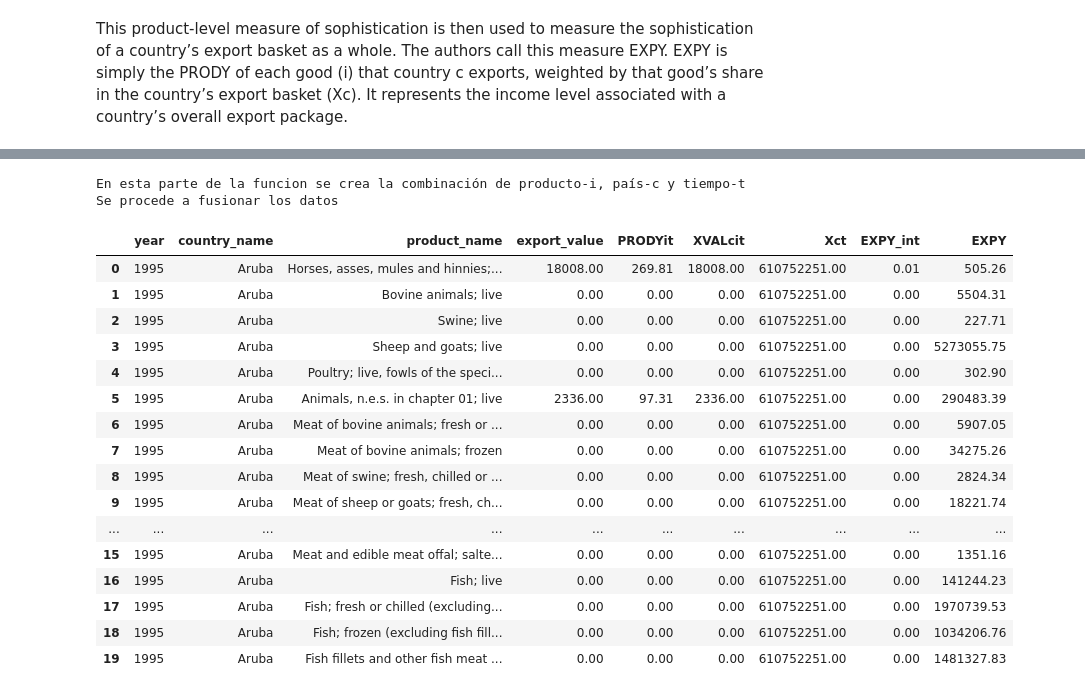
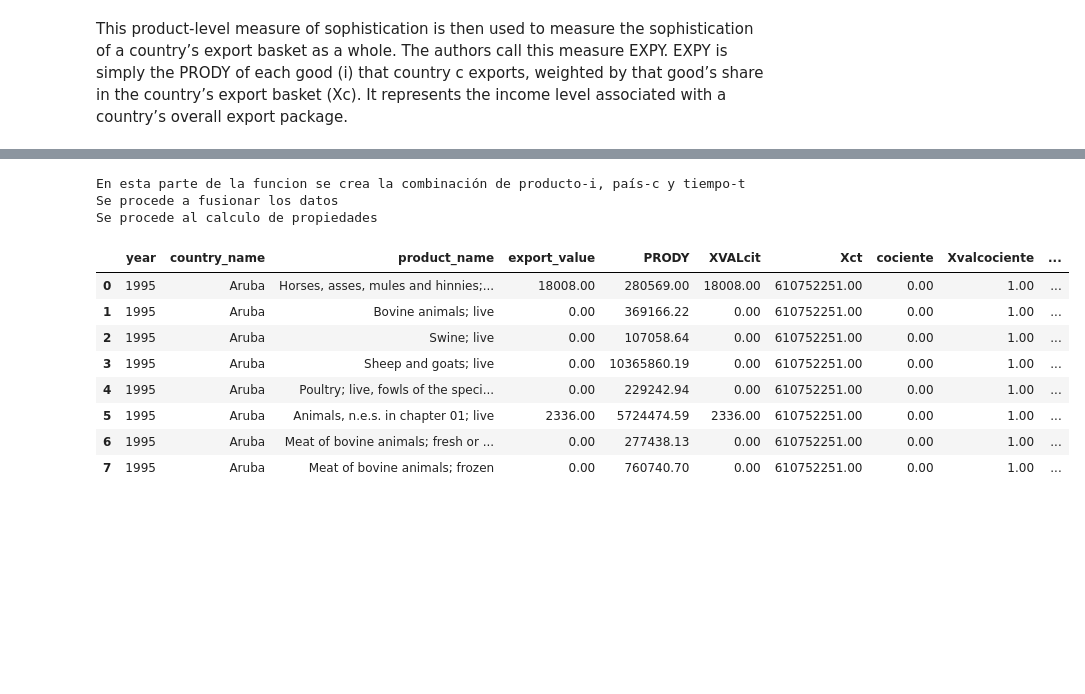
Before and after one commit to descandon88/Ecuador-Growth-data-set, a Jupyter notebook: funciones/expy.ipynb, the cells around one changed output, grey strips where cells are left out. Saved outputs shown, nothing was run; the diff lists cells and outputs as text; code cells hidden in the pictures; blank space fills up the shorter version.

```diff
--- a/funciones/expy.ipynb
+++ b/funciones/expy.ipynb
@@ -476,18 +382,27 @@ def calc_prody(data,pais_col,prod_col,anio_col,export_col):
     df_prody['Xt'] = df_prody.groupby([anio_col])[export_col].transform('sum')
     # df_prody['Yc'] = df_prody.groupby([pais_col, anio_col])[gdp_per_capita_col]
     # df_prody['Yc'] = df_prody[gdp_per_capita_col]
-    df_prody['Yc'] = pd.Series([2000 for x in range(len(df_prody.index))])
+    df_prody['Yct'] = pd.Series([2000 for x in range(len(df_prody.index))])
 
-    # yc_value = data.groupby(anio_col)[]
-    # df_xval = data.groupby(export_col).transform('sum')
+
     df_prody['RCAcpt'] = (df_prody['Xcpt']/df_prody['Xct'])/(df_prody['Xpt']/df_prody['Xt']) #--> ecuación de las RCA
     df_prody.loc[df_prody['RCAcpt'].isnull(),'RCAcpt'] = 0
 
     print('Se hace el calculo de PRODY')
 
-    # df_prody['PRODY'] = ((df_prody['Xcpt']/df_prody['Xct'])/(df_prody['Xpt']/df_prody['Xt']))*df_prody['Yc']
-    df_prody['PRODYit'] = df_prody['RCAcpt']*df_prody['Yc']
-    df_prody['PRODY']   = df_prody.groupby([pais_col,anio_col])[['PRODYit']].transform('sum')
+    # df_prody['Yt']= df_prody.groupby([anio_col])[['Yct']].transform('sum')
+    # df_prody['RCApt'] = df_prody.groupby([prod_col,anio_col])[['RCAcpt']].transform('sum')
+    # df_prody['PRODY'] = df_prody['RCAcpt']*df_prody['Yt']
+
+
+    """
+    Me agrada este
+    """
+    df_prody['prodycit'] = df_prody['RCAcpt']*df_prody['Yct']
+    df_prody['PRODY'] = df_prody.groupby([prod_col,anio_col])[['prodycit']].transform('sum')
+
+    # df_prody['PRODY']   = df_prody.groupby([anio_col])[['PRODYit']].transform('sum')
+
     #retiro las propiedadades del dataframe
     df_prody.drop(['Xcpt','Xct','Xpt','Xt','Yc'],axis=1,inplace=True,errors='ignore')
 
@@ -551,39 +482,42 @@ def calc_expy(data,pais_col,prod_col,anio_col,export_col,prody_col):
     """
     Calculo de propiedades
     """
+    print('Se procede al calculo de propiedades')
+
     # df_expy['Xct'] = df_expy.groupby([pais_col,anio_col])[export_col].transform('sum')
     # df_expy['Xct'] =  df_expy.groupby([prod_col,anio_col])[export_col].transform('sum')
     df_expy['XVALcit'] = df_expy[export_col]
     df_expy['Xct'] = df_expy.groupby([pais_col, anio_col])[export_col].transform(sum)
-
+    df_expy['cociente'] = df_expy['XVALcit']/df_expy['Xct']
+    df_expy['Xvalcociente'] = df_expy.groupby([pais_col, anio_col])['cociente'].transform(sum)
 
     """
     Ecuación de EXPYc,t
     """
-    df_expy['EXPY_int']= (df_expy['XVALcit']/df_expy['Xct'])*df_expy[prody_col]
-    df_expy['EXPY'] = df_expy.groupby([prod_col,anio_col])['EXPY_int'].transform(sum)
+    # df_expy['EXPY_int']= (df_expy['XVALcit']/df_expy['Xct'])*df_expy[prody_col]
+    # df_expy['EXPY_int']= df_expy.groupby([anio_col])[prody_col].transform(sum)
+    df_expy['EXPY_int']= df_expy['cociente']*df_expy[prody_col]
+
+
+    # df_expy['EXPY'] = df_expy['Xvalcociente']*df_expy['EXPY_int']
+    df_expy['EXPY'] = df_expy.groupby([pais_col,anio_col])['EXPY_int'].transform('sum')
+    # df_expy.drop(['EXPY_int'],axis=1,inplace=True,errors='ignore')
+
 
     return df_expy
 # %%
-df_expy = calc_expy(data=df_prody,pais_col='country_name',prod_col='product_name',anio_col='year',export_col='export_value',prody_col='PRODYit').copy()
-df_expy.head(20)
+df_expy = calc_expy(data=df_prody,pais_col='country_name',prod_col='product_name',anio_col='year',export_col='export_value', prody_col='PRODY').copy()
+df_expy.head(8)
 # %% [output]
 En esta parte de la funcion se crea la combinación de producto-i, país-c y tiempo-t
 Se procede a fusionar los datos
+Se procede al calculo de propiedades
-|  | year | country_name | product_name | export_value | PRODYit | XVALcit | Xct | EXPY_int | EXPY |
-| 0 | 1995 | Aruba | Horses, asses, mules and hinnies;... | 18008.00 | 269.81 | 18008.00 | 610752251.00 | 0.01 | 505.26 |
-| 1 | 1995 | Aruba | Bovine animals; live | 0.00 | 0.00 | 0.00 | 610752251.00 | 0.00 | 5504.31 |
-| 2 | 1995 | Aruba | Swine; live | 0.00 | 0.00 | 0.00 | 610752251.00 | 0.00 | 227.71 |
-| 3 | 1995 | Aruba | Sheep and goats; live | 0.00 | 0.00 | 0.00 | 610752251.00 | 0.00 | 5273055.75 |
-| 4 | 1995 | Aruba | Poultry; live, fowls of the speci... | 0.00 | 0.00 | 0.00 | 610752251.00 | 0.00 | 302.90 |
-| 5 | 1995 | Aruba | Animals, n.e.s. in chapter 01; live | 2336.00 | 97.31 | 2336.00 | 610752251.00 | 0.00 | 290483.39 |
-| 6 | 1995 | Aruba | Meat of bovine animals; fresh or ... | 0.00 | 0.00 | 0.00 | 610752251.00 | 0.00 | 5907.05 |
-| 7 | 1995 | Aruba | Meat of bovine animals; frozen | 0.00 | 0.00 | 0.00 | 610752251.00 | 0.00 | 34275.26 |
-| 8 | 1995 | Aruba | Meat of swine; fresh, chilled or ... | 0.00 | 0.00 | 0.00 | 610752251.00 | 0.00 | 2824.34 |
-| 9 | 1995 | Aruba | Meat of sheep or goats; fresh, ch... | 0.00 | 0.00 | 0.00 | 610752251.00 | 0.00 | 18221.74 |
-| ... | ... | ... | ... | ... | ... | ... | ... | ... | ... |
-| 15 | 1995 | Aruba | Meat and edible meat offal; salte... | 0.00 | 0.00 | 0.00 | 610752251.00 | 0.00 | 1351.16 |
-| 16 | 1995 | Aruba | Fish; live | 0.00 | 0.00 | 0.00 | 610752251.00 | 0.00 | 141244.23 |
-| 17 | 1995 | Aruba | Fish; fresh or chilled (excluding... | 0.00 | 0.00 | 0.00 | 610752251.00 | 0.00 | 1970739.53 |
-| 18 | 1995 | Aruba | Fish; frozen (excluding fish fill... | 0.00 | 0.00 | 0.00 | 610752251.00 | 0.00 | 1034206.76 |
-| 19 | 1995 | Aruba | Fish fillets and other fish meat ... | 0.00 | 0.00 | 0.00 | 610752251.00 | 0.00 | 1481327.83 |
+|  | year | country_name | product_name | export_value | PRODY | XVALcit | Xct | cociente | Xvalcociente | ... |
+| 0 | 1995 | Aruba | Horses, asses, mules and hinnies;... | 18008.00 | 280569.00 | 18008.00 | 610752251.00 | 0.00 | 1.00 | ... |
+| 1 | 1995 | Aruba | Bovine animals; live | 0.00 | 369166.22 | 0.00 | 610752251.00 | 0.00 | 1.00 | ... |
+| 2 | 1995 | Aruba | Swine; live | 0.00 | 107058.64 | 0.00 | 610752251.00 | 0.00 | 1.00 | ... |
+| 3 | 1995 | Aruba | Sheep and goats; live | 0.00 | 10365860.19 | 0.00 | 610752251.00 | 0.00 | 1.00 | ... |
+| 4 | 1995 | Aruba | Poultry; live, fowls of the speci... | 0.00 | 229242.94 | 0.00 | 610752251.00 | 0.00 | 1.00 | ... |
+| 5 | 1995 | Aruba | Animals, n.e.s. in chapter 01; live | 2336.00 | 5724474.59 | 2336.00 | 610752251.00 | 0.00 | 1.00 | ... |
+| 6 | 1995 | Aruba | Meat of bovine animals; fresh or ... | 0.00 | 277438.13 | 0.00 | 610752251.00 | 0.00 | 1.00 | ... |
+| 7 | 1995 | Aruba | Meat of bovine animals; frozen | 0.00 | 760740.70 | 0.00 | 610752251.00 | 0.00 | 1.00 | ... |
```
Also changed, not shown: parts of 19 cells of this notebook.
